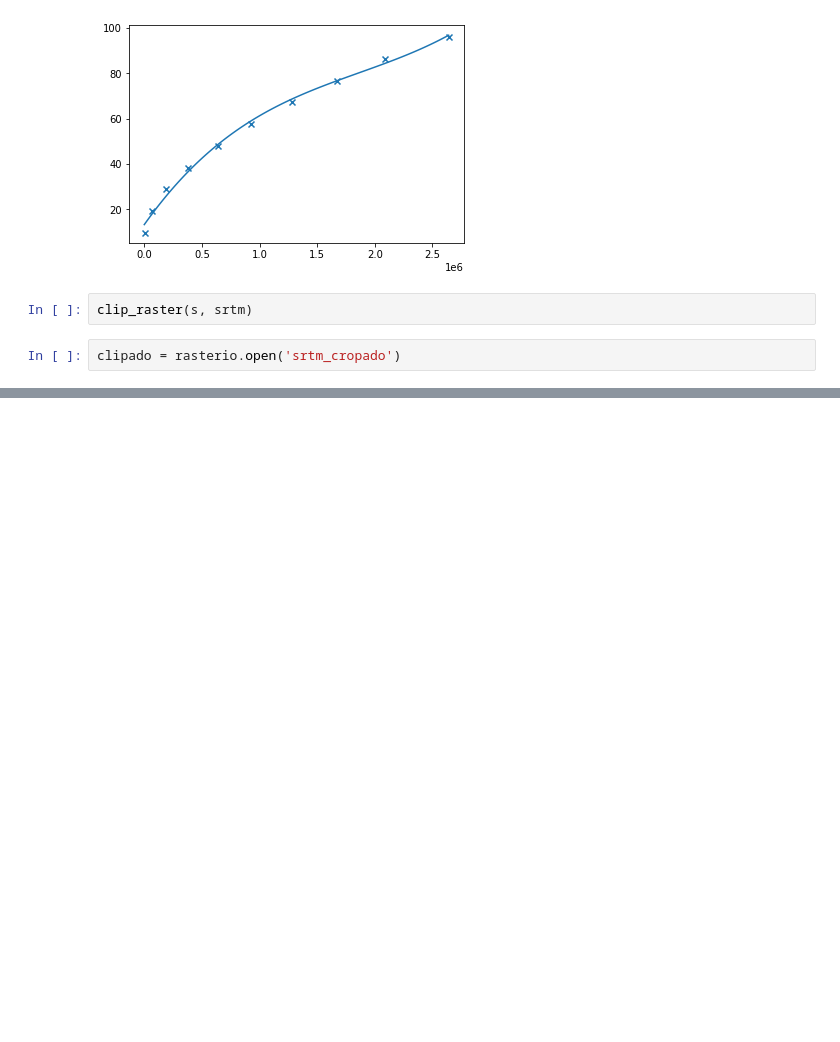
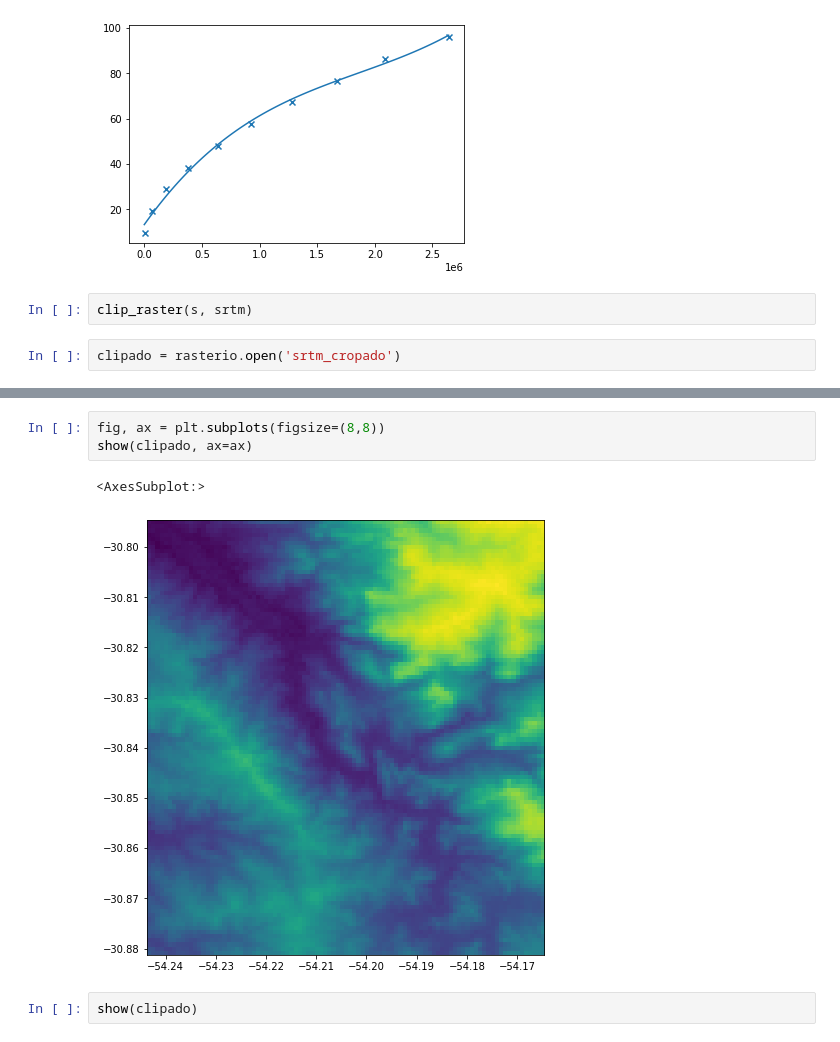
Before and after one commit to robertorolo/mancha_de_inundacao, a Jupyter notebook: prototipo.ipynb, the cells around one changed output, grey strips where cells are left out. Cells and saved outputs as stored; diff of their text form; blank space fills up the shorter version.

```diff
--- a/prototipo.ipynb
+++ b/prototipo.ipynb
@@ -145,0 +161,8 @@ plt.show()
+# %%
+fig, ax = plt.subplots(figsize=(8,8))
+show(clipado, ax=ax)
+# %% [output]
+<AxesSubplot:>
+[figure, added]
+# %%
+show(clipado)
```
Also changed, not shown: parts of 5 cells of this notebook, 2 other files.
